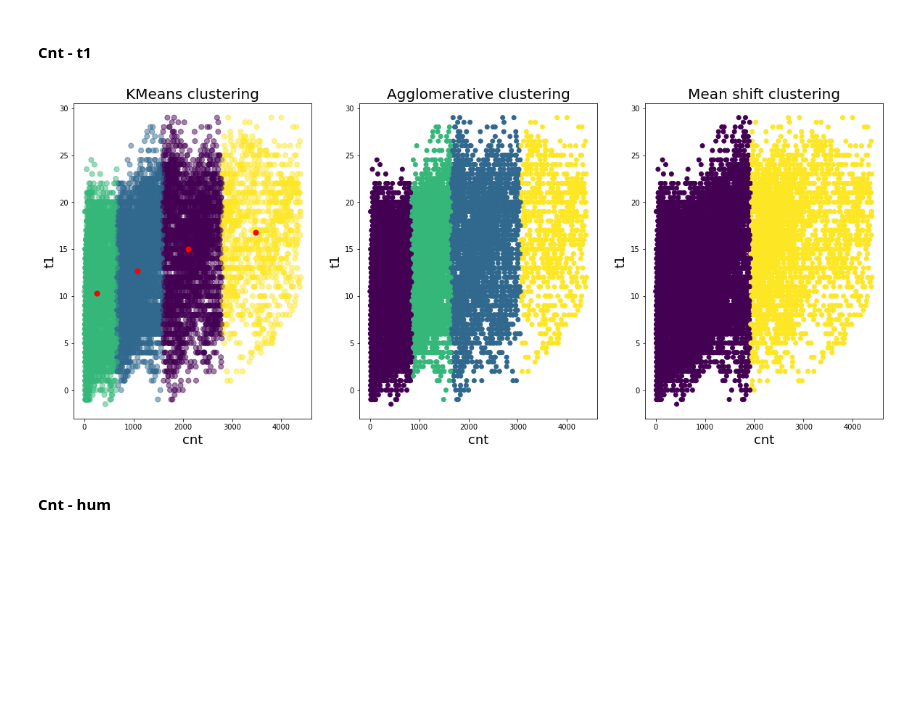
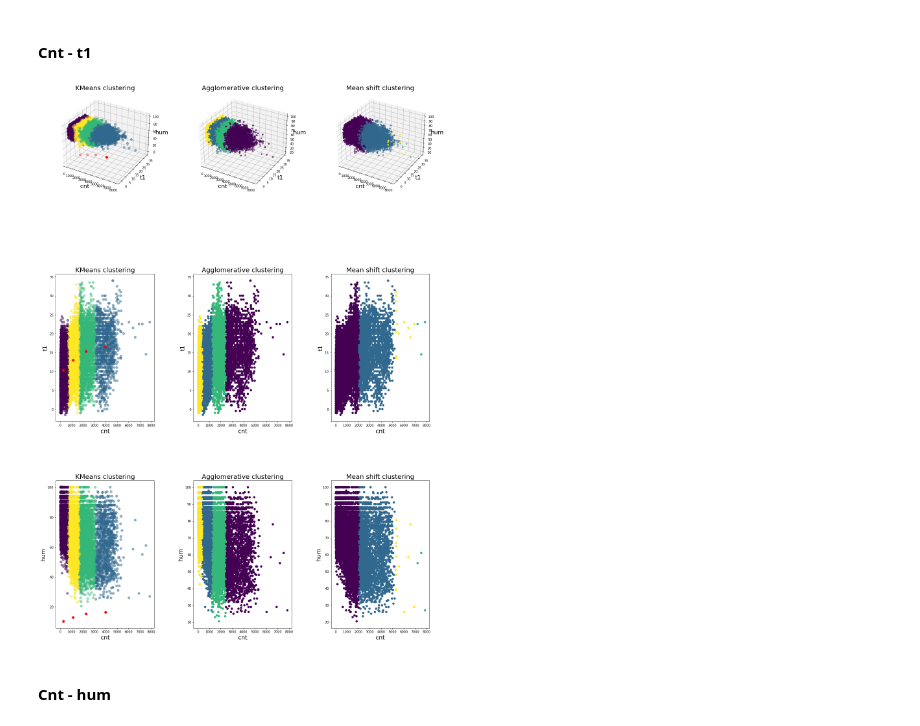
Before and after one commit to hubert-mazur/bike_sharing_data_exploration, a Jupyter notebook: project.ipynb, the cells around one changed output. Drawn from its saved outputs; the diff is of its cells as text; code cells hidden in the pictures; blank space fills up the shorter version.

```diff
--- a/project.ipynb
+++ b/project.ipynb
@@ -522,9 +524,9 @@ See the caveats in the documentation: https://pandas.pydata.org/pandas-docs/stab
 # %% [markdown]
 ### Odrzucenie nietypowych danych
 # %%
-dataset.drop(index=[*outliers_mahanalobis['cnt~t1'].index], inplace=True, errors='ignore')
-dataset.drop(index=[*outliers_mahanalobis['cnt~hum'].index], inplace=True, errors='ignore')
-dataset.drop(index=[*outliers_mahanalobis['cnt~wind_speed'].index], inplace=True, errors='ignore')
+# dataset.drop(index=[*outliers_mahanalobis['cnt~t1'].index], inplace=True, errors='ignore')
+# dataset.drop(index=[*outliers_mahanalobis['cnt~hum'].index], inplace=True, errors='ignore')
+# dataset.drop(index=[*outliers_mahanalobis['cnt~wind_speed'].index], inplace=True, errors='ignore')
 
 
-dataset.shape
+# dataset.shape
@@ -556,34 +559,21 @@ def kmeans_clustering(col1, col2, clustersCount, ax):
 # %%
 from sklearn.cluster import AgglomerativeClustering
 
-def agglomerative_clustering(col1, col2, clustersCount, ax):
-  aggClustering = AgglomerativeClustering(clustersCount).fit_predict(dataset[[col1, col2]])
-  ax.scatter(dataset[col1], dataset[col2], c = aggClustering)
+def agglomerative_clustering(col1, col2, col3, clustersCount, ax,  ax_col_12, ax_col13):
+  aggClustering = AgglomerativeClustering(clustersCount).fit_predict(dataset_no_timestamp)
+  ax.scatter(dataset[col1], dataset[col2], dataset[col3], c = aggClustering)
+  ax_col_12.scatter(dataset[col1], dataset[col2], c = aggClustering)
+  ax_col13.scatter(dataset[col1], dataset[col3], c = aggClustering)
 # %% [markdown]
 ### Mean shift
 # %%
 from sklearn.cluster import MeanShift, estimate_bandwidth
 
-def mean_shift_clustering(col1, col2, quantile, ax):
+def mean_shift_clustering(col1, col2, col3, quantile, ax, ax_col_12, ax_col13):
   bandwidth = estimate_bandwidth(dataset[[col1, col2]], quantile=quantile)
-  meanShift = MeanShift(bandwidth=bandwidth, bin_seeding=True).fit(dataset[[col1, col2]])
-  ax.scatter(dataset[col1], dataset[col2], c=meanShift.labels_)
+  meanShift = MeanShift(bandwidth=bandwidth, bin_seeding=True).fit(dataset_no_timestamp)
+  ax.scatter(dataset[col1], dataset[col2], dataset[col3], c=meanShift.labels_)
+  ax_col_12.scatter(dataset[col1], dataset[col2], c=meanShift.labels_)
+  ax_col13.scatter(dataset[col1], dataset[col3], c=meanShift.labels_)
 # %% [markdown]
 ### Porównanie metod klasteryzacji
-# %%
-def set_ax(ax, title, col1, col2):
-  ax.set_title(title, fontsize=20)
-  ax.set_xlabel(col1, fontsize=18)
-  ax.set_ylabel(col2, fontsize=18)
-
-
-def plot_clustering_methods(col1, col2, clustersCount, quantile):
-  fig, (ax1, ax2, ax3) = plt.subplots(1, 3)
-  fig.set_size_inches(20, 8)
-  set_ax(ax1, 'KMeans clustering', col1, col2)
-  set_ax(ax2, 'Agglomerative clustering', col1, col2)
-  set_ax(ax3, 'Mean shift clustering', col1, col2)
-
-  kmeans_clustering(col1, col2, clustersCount, ax1)
-  agglomerative_clustering(col1, col2, clustersCount, ax2)
-  mean_shift_clustering(col1, col2, quantile, ax3)
@@ -590,9 +630,9 @@ def plot_clustering_methods(col1, col2, clustersCount, quantile):
 # %% [markdown]
 #### Cnt - t1
 # %%
-plot_clustering_methods('cnt', 't1', 4, 0.2)
+plot_clustering_methods('cnt', 't1', 'hum', 4, 0.25)
 # %% [output]
-[figure, old version]
+[figure, new version]
 # %% [markdown]
 #### Cnt - hum
 # %%
```
Also changed, not shown: parts of 15 cells of this notebook.
